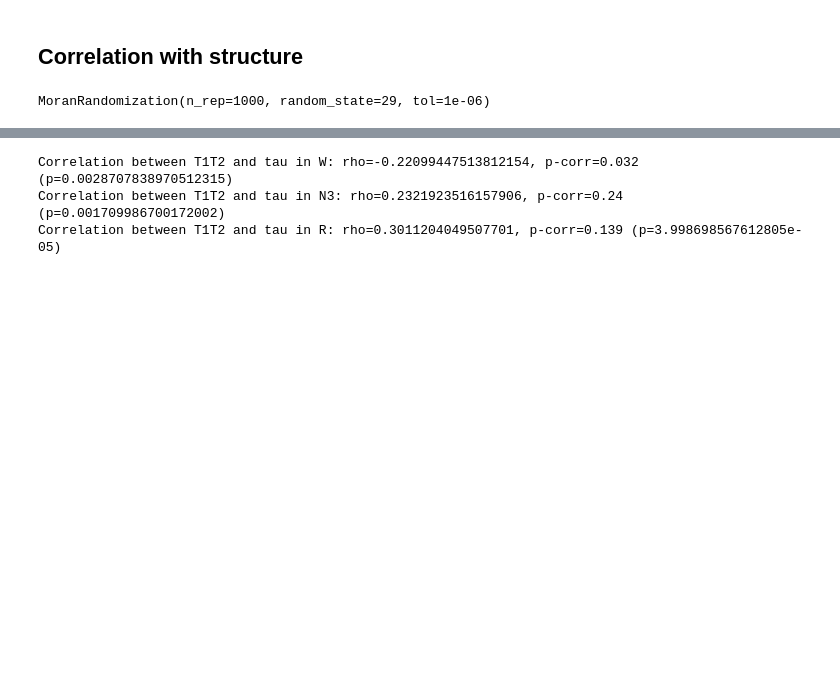
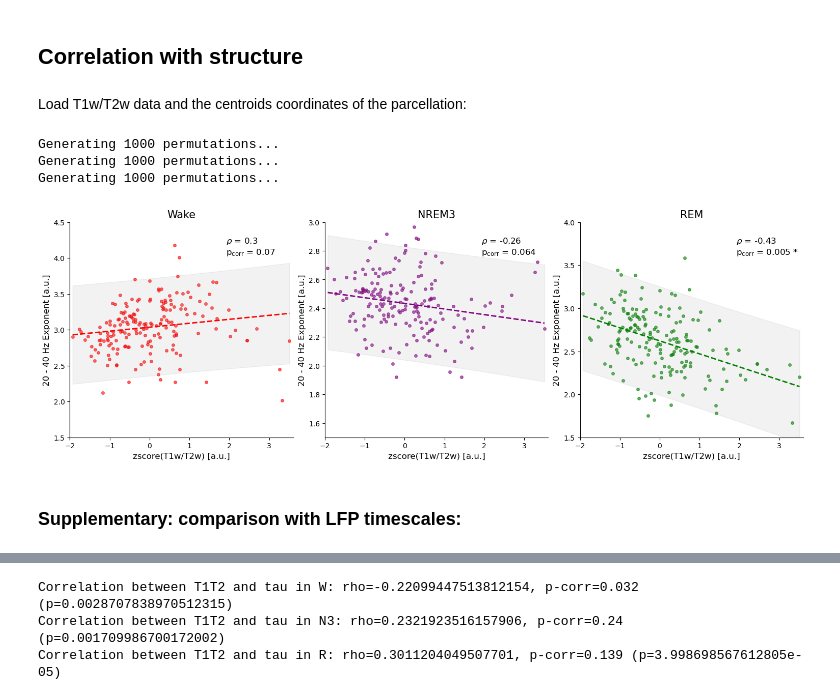
Before and after one commit to cusinatr/MNI-Analysis, a Jupyter notebook: plot_mni_exp.ipynb, the cells around one changed output, grey strips where cells are left out. Cells and saved outputs as stored; diff of their text form; code cells hidden in the pictures; blank space fills up the shorter version.

```diff
--- a/plot_mni_exp.ipynb
+++ b/plot_mni_exp.ipynb
@@ -214,12 +187,57 @@ fig.savefig(
 plt.close(fig)
 # %% [markdown]
 ## Correlation with structure
-# %%
-df_struct = pd.read_csv(data_path.joinpath("df_structural_avg.csv"), index_col=0)
-#Randomization of map
-df_parcel_geo = pd.read_csv(data_path.joinpath("LeftParcelGeodesicDistmat.txt"), header=None, delimiter=' ')
-w_igd = 1/(df_parcel_geo.values + np.eye(len(df_parcel_geo)))  # inverse
-tau_msr = MoranRandomization(n_rep=1000, procedure='singleton', tol=1e-6, random_state=29)
-tau_msr.fit(w_igd)
-# %% [output]
-MoranRandomization(n_rep=1000, random_state=29, tol=1e-06)
+# %% [markdown]
+Load T1w/T2w data and the centroids coordinates of the parcellation:
+# %%
+df_struct = pd.read_csv(data_path.joinpath("df_structural_avg.csv"), index_col=0)
+map_coords = pd.read_csv(data_path.joinpath("mmp_centroids_coords.csv"), index_col=0)
+# %%
+title_dict = {"W": "Wake", "N3": "NREM3", "R": "REM"}
+color_stages = {"W": "red", "N3": "purple", "R": "green"}
+xlims_stages = {"W": (-2, 3.6), "N3": (-2, 3.6), "R": (-2, 3.6)}
+ylims_stages = {"W": (1.5, 4.5), "N3": (1.5, 3), "R": (1.5, 4)}
+
+fig, axs = plt.subplots(1, 3, figsize=(15, 5), layout="constrained")
+
+for i, stage in enumerate(["W", "N3", "R"]):
+    # Import dataframe
+    df_metric = pd.read_csv(
+        res_path.joinpath(f"{data_name}_parc_{stage}.csv"), index_col=0
+    )
+
+    # Get data
+    x = stats.zscore(df_struct["T1T2"], ddof=1).to_numpy()
+    y = df_metric.loc[df_struct.index].to_numpy().squeeze()
+
+    # Get correlation values
+    rho, p_corr = uti.get_pcorr(x, y, map_coords, method="vasa", corr_type="spearman")
+
+    axs[i] = plot_corr(
+        axs[i],
+        x,
+        y,
+        rho,
+        p_corr,
+        color=color_stages[stage],
+        title=title_dict[stage],
+        xlabel="zscore(T1w/T2w) [a.u.]",
+        ylabel="20 - 40 Hz Exponent [a.u.]",
+        xlims=xlims_stages[stage],
+        ylims=ylims_stages[stage],
+    )
+
+fig.savefig(
+    res_path.joinpath(f"{data_name}_corr_struct.png"),
+    dpi=300,
+    bbox_inches="tight",
+)
+
+plt.show()
+# %% [output]
+Generating 1000 permutations...
+Generating 1000 permutations...
+Generating 1000 permutations...
+[figure, added]
+# %% [markdown]
+### Supplementary: comparison with LFP timescales:
```
Also changed, not shown: parts of 8 cells of this notebook, 3 other files.
